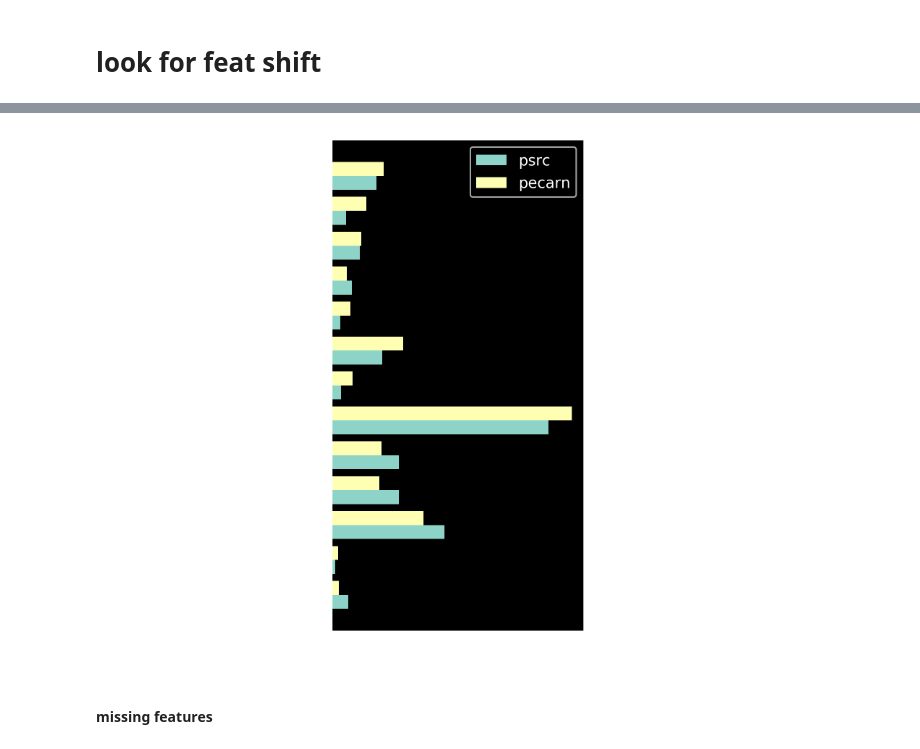
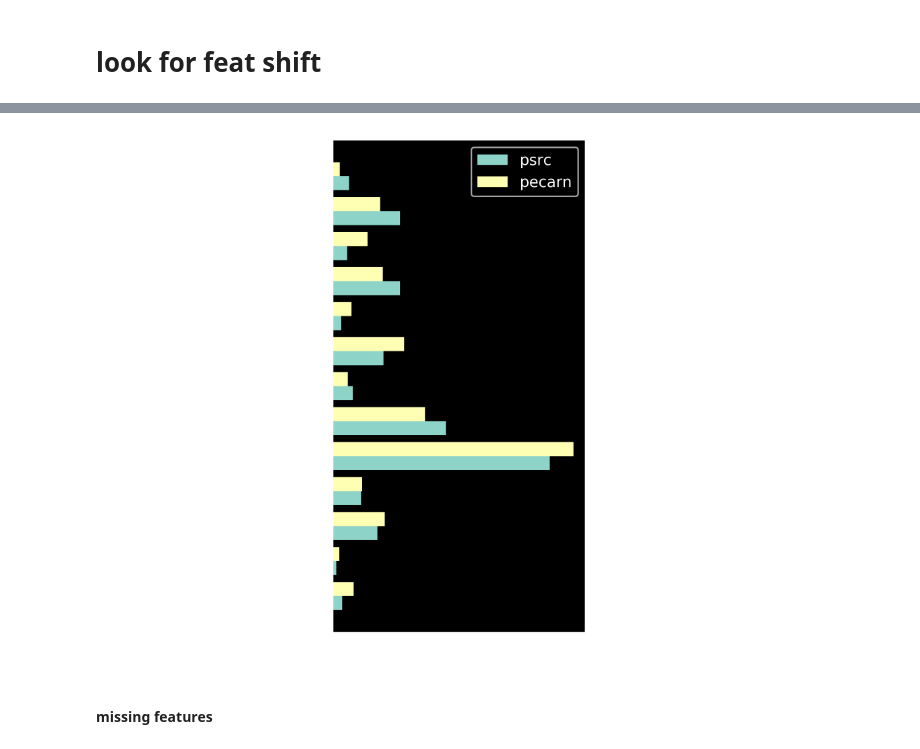
Before and after one commit to csinva/iai-clinical-decision-rule, a Jupyter notebook: 01_feat_matching.ipynb, the cells around one changed output, grey strips where cells are left out. Cells and saved outputs as stored; diff of their text form; code cells hidden in the pictures.

Commit message:
fix race var nans

```diff
--- a/01_feat_matching.ipynb
+++ b/01_feat_matching.ipynb
@@ -31,6 +33,16 @@ df_pecarn = data_pecarn.get_data(use_processed=False,
 all_feats_pecarn, filtered_feats_pecarn = data.get_feat_names(df_pecarn)
 df_psrc = data_psrc.get_data(use_processed=False, dummy=dummy)
 all_feats_psrc, filtered_feats_psrc = data.get_feat_names(df_psrc)
+
+# resulting features
+outcome_def = 'iai_intervention' # output
+meta = [outcome_def, 'cv_fold', 'dset']
+common_feats = list(filtered_feats_pecarn.intersection(filtered_feats_psrc))
+common_feats = common_feats + meta
+feats_numerical = ['InitSysBPRange', 'InitHeartRate', 'GCSScore', 'Age']
+feats_categorical = ['AbdTenderDegree', 'Race', 'RecodedMOI']
+feats_binary = [feat for feat in common_feats
+                     if not feat in feats_numerical + feats_categorical + meta]
 # %% [output]
 computing pecarn preprocessing...
 computing psrc preprocessing...
@@ -105,21 +121,21 @@ plt.show()
 # %%
 R, C = 3, 4
-n = len(feats_categorical)
+n = len(feats_binary)
 def true_or_yes(vals):
     return (vals==True) | (vals=='yes')
-frac_psrc = true_or_yes(df_psrc[feats_categorical]).mean().values
-frac_pecarn = true_or_yes(df_pecarn[feats_categorical]).mean().values
+frac_psrc = true_or_yes(df_psrc[feats_binary]).mean().values
+frac_pecarn = true_or_yes(df_pecarn[feats_binary]).mean().values
 
 width = 0.4
-plt.figure(dpi=300, figsize=(3, 6))
+plt.figure(dpi=500, figsize=(3, 6))
 plt.barh(np.arange(n) - width, frac_psrc, height=0.4, label='psrc')
 plt.barh(np.arange(n), frac_pecarn, height=0.4, label='pecarn')
-plt.yticks(np.arange(n) - width + 0.2, feats_categorical)
+plt.yticks(np.arange(n) - width + 0.2, feats_binary)
 plt.xlabel('fraction of patients for which this is present')
 plt.legend()
 plt.show()
 # %% [output]
-[figure, old version]
+[figure, new version]
 # %% [markdown]
 **missing features**
 # %%
```
Also changed, not shown: parts of 9 cells of this notebook, 4 other files.
